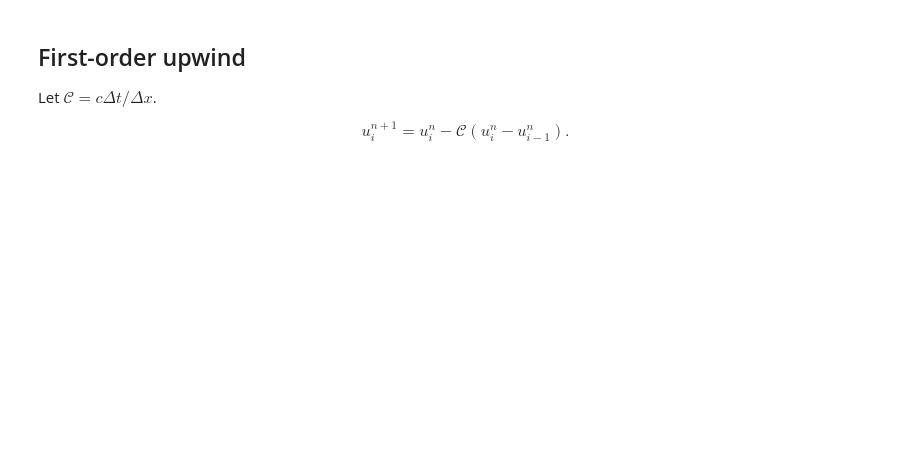
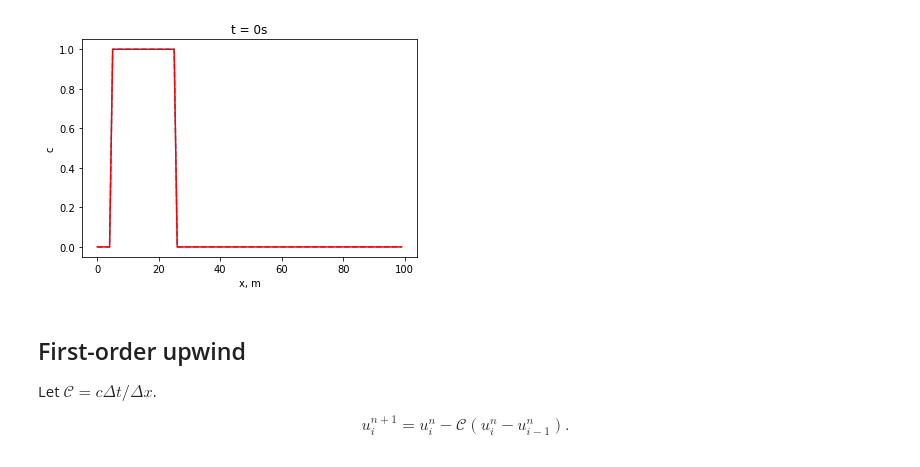
Before and after one commit to tdcwilliams/pywave, a Jupyter notebook: notebooks/energy_transport/advection.ipynb, the cells around one changed output. Cells and saved outputs as stored; diff of their text form; code cells hidden in the pictures; blank space fills up the shorter version.

```diff
--- a/notebooks/energy_transport/advection.ipynb
+++ b/notebooks/energy_transport/advection.ipynb
@@ -17,12 +17,15 @@ def init_shape(x, shape="step"):
     return out
 # %%
-def run(adv, u0, c, x, outdir, shape="step"):
-    print(f'Saving figs in {outdir}')
-    os.makedirs(outdir, exist_ok=True)
-    #plot initial conditions
-    plot_step(x, u0, c, 0,  adv.dt, outdir, shape=shape)
-    u = np.copy(u0)
-    for n in range(50):
-        plt.close()
-        u = adv.step(u, c)
-        plot_step(x, u, c, n+1,  adv.dt, outdir, shape=shape)
+def plot_step(x, u, c, n, dt, outdir=None, **kwargs):
+    fig = plt.figure()
+    ax = fig.add_subplot(111)
+    ax.plot(x, u, '--')
+    t = n * dt
+    exact = init_shape(x - c * t, **kwargs)
+    ax.plot(x, exact, 'r')
+    ax.set_title(f't = {t}s')
+    ax.set_xlabel('x, m')
+    ax.set_ylabel('c')
+    if outdir is None: return
+    figname = '%s/adv%2.2i.png' %(outdir, n)
+    fig.savefig(figname)
@@ -42,12 +43,17 @@ def plot_step(x, u, c, n, dt, outdir, shape="step"):
 # %%
 cfl = .9
 dx = 1
 dt = 1
-c = .9*dx/dt
+c, x0 = cfl*dx/dt, 15 # advect left to right
+# c, x0 = -cfl*dx/dt, 85 # advect right to left
 x = np.arange(100)*dx
+shape = "step"
 # shape = "gaussian"
-shape = "step"
-u0 = init_shape(x, shape=shape)
+kw_init=dict(shape=shape, x0=x0)
+u0 = init_shape(x, **kw_init)
+plot_step(x, u0, c, 0,  dt, **kw_init)
+# %% [output]
+[figure, added]
 # %% [markdown]
 ## First-order upwind
 Let $\mathcal{C}=c\Delta t/\Delta x$.
```
Also changed, not shown: parts of 9 cells of this notebook, 1 other file.
